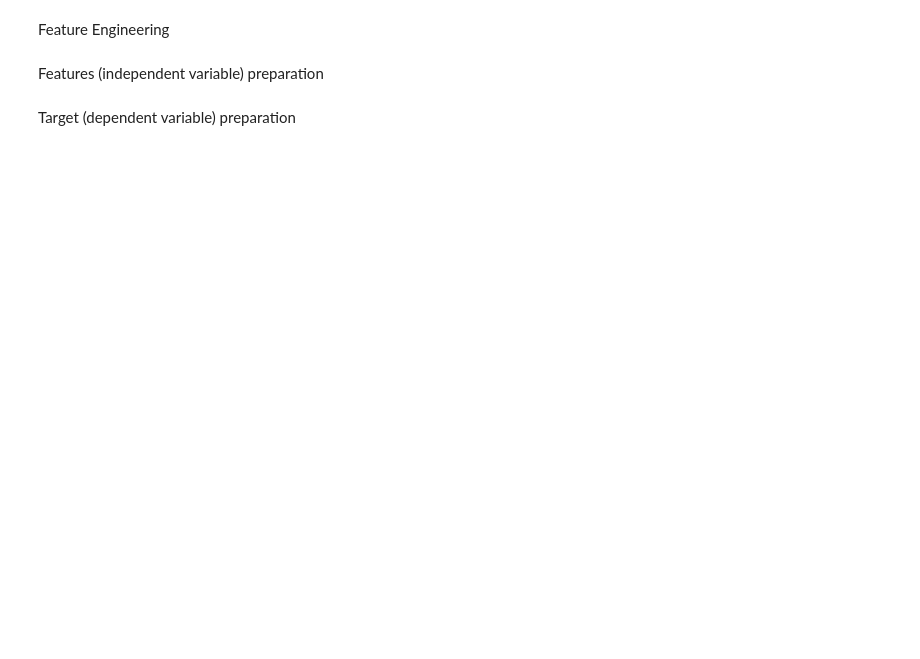
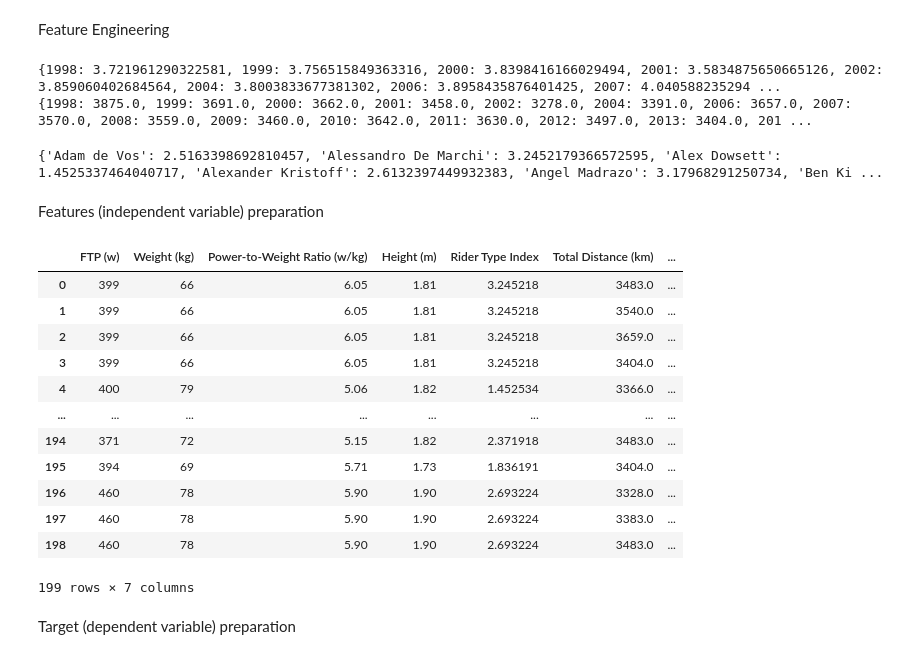
Before and after one commit to Fe-56/Tour-de-France-Data-Analysis, a Jupyter notebook: analysis.ipynb, the cells around one changed output. Saved outputs shown, nothing was run; the diff lists cells and outputs as text; code cells hidden in the pictures; blank space fills up the shorter version.

```diff
--- a/analysis.ipynb
+++ b/analysis.ipynb
@@ -1,7 +1,12 @@
 # %%
-# import the relevant .csv files
+# import the relevant packages and .csv files
 import pandas as pd
-tdf_riders = pd.read_csv('TDF_Riders_Info.csv')
-tdf_riders_history = pd.read_csv('TDF_Riders_History.csv')
-all_tdf_stages = pd.read_csv('TDF_Stages_History.csv')
-all_riders = pd.read_csv('All_Riders_Info.csv')
+from sklearn import linear_model
+from sklearn import metrics
+import matplotlib.pyplot as plt
+import seaborn as sns
+
+tdf_riders = pd.read_csv('./raw_data/TDF_Riders_Info.csv')
+tdf_riders_history = pd.read_csv('./raw_data/TDF_Riders_History.csv')
+all_tdf_stages = pd.read_csv('./raw_data/TDF_Stages_History.csv')
+all_riders = pd.read_csv('./raw_data/All_Riders_Info.csv')
@@ -50,14 +86,6 @@ for tdf_edition in tdf_editions:
 # %% [markdown]
 Feature Engineering
 # %%
-tdf_edition_type_indices_reference = {
-    'Individual Time Trial': 1,
-    'Team Time Trial': 2,
-    'Flat': 3,
-    'Hilly': 4,
-    'Mountain Time Trial': 5,
-    'Mountain': 6
-}
 tdf_edition_type_indices = {}
 tdf_edition_total_distances = {}
 
@@ -67,16 +95,18 @@ tdf_stages_information = all_tdf_stages.loc[all_tdf_stages['Year'].isin(tdf_edit
 # determine the overall type of each Tour de France edition using weighted average
 for tdf_edition in tdf_editions:
     tdf_edition_stages_information = tdf_stages_information.loc[tdf_stages_information['Year'] == tdf_edition]
-    tdf_edition_total_distance = float(tdf_edition_stages_information.iloc[0]['TotalTDFDistance'])
-    tdf_edition_overall_type_index = 0
+    tdf_edition_overall_type_index = get_tdf_edition_overall_type_index(tdf_edition_stages_information)
+    tdf_edition_total_distance = get_tdf_edition_total_distance(tdf_edition_stages_information)
+    # tdf_edition_total_distance = float(tdf_edition_stages_information.iloc[0]['TotalTDFDistance'])
+    # tdf_edition_overall_type_index = 0
 
-    for tdf_edition_stage_index, tdf_edition_stage_information in tdf_edition_stages_information.iterrows():
-        tdf_stage_type = tdf_edition_stage_information['Stage Type']
-        tdf_stage_distance = tdf_edition_stage_information['Distance (km)']
-        tdf_stage_type_index = tdf_edition_type_indices_reference[tdf_stage_type]
-        tdf_edition_overall_type_index += tdf_stage_distance * tdf_stage_type_index
+    # for tdf_edition_stage_index, tdf_edition_stage_information in tdf_edition_stages_information.iterrows():
+    #     tdf_stage_type = tdf_edition_stage_information['Stage Type']
+    #     tdf_stage_distance = tdf_edition_stage_information['Distance (km)']
+    #     tdf_stage_type_index = tdf_edition_type_indices_reference[tdf_stage_type]
+    #     tdf_edition_overall_type_index += tdf_stage_distance * tdf_stage_type_index
 
-    tdf_edition_overall_type_index /= tdf_edition_total_distance
+    # tdf_edition_overall_type_index /= tdf_edition_total_distance
     tdf_edition_type_indices[tdf_edition] = tdf_edition_overall_type_index
     tdf_edition_total_distances[tdf_edition] = tdf_edition_total_distance
 
@@ -84,12 +114,15 @@ for tdf_edition in tdf_editions:
 print(tdf_edition_type_indices)
 
 print(tdf_edition_total_distances)
+# %% [output]
+{1998: 3.721961290322581, 1999: 3.756515849363316, 2000: 3.8398416166029494, 2001: 3.5834875650665126, 2002: 3.859060402684564, 2004: 3.8003833677381302, 2006: 3.8958435876401425, 2007: 4.040588235294 ...
+{1998: 3875.0, 1999: 3691.0, 2000: 3662.0, 2001: 3458.0, 2002: 3278.0, 2004: 3391.0, 2006: 3657.0, 2007: 3570.0, 2008: 3559.0, 2009: 3460.0, 2010: 3642.0, 2011: 3630.0, 2012: 3497.0, 2013: 3404.0, 201 ...
 # %%
 time_trial = 'Points (Time Trial)'
 sprint = 'Points (Sprint)'
 gc = 'Points (GC)'
 climb = 'Points (Climb)'
-overall_type = 'Overall Type Index'
+rider_type = 'Rider Type Index'
 rider_type_indices_reference = {
     time_trial: 1,
     sprint: 2,
@@ -111,7 +144,7 @@ for rider_index, rider_information in all_riders.iterrows():
     rider_total_points = rider_time_trial_points + rider_sprint_points + rider_gc_points + rider_climb_points
     rider_overall_type_index = ((rider_type_indices_reference[time_trial] * rider_time_trial_points) + (rider_type_indices_reference[sprint] * rider_sprint_points) + (rider_type_indices_reference[gc] * rider_gc_points) + (rider_type_indices_reference[climb] * rider_climb_points))/rider_total_points
     rider_type_indices[rider_name] = rider_overall_type_index
-    all_riders.at[rider_index, overall_type] = rider_overall_type_index
+    all_riders.at[rider_index, rider_type] = rider_overall_type_index
 
 for tdf_rider_index, tdf_rider_information in tdf_riders.iterrows():
     tdf_rider_name = tdf_rider_information['Rider']
@@ -122,12 +155,14 @@ for tdf_rider_index, tdf_rider_information in tdf_riders.iterrows():
     tdf_rider_total_points = tdf_rider_time_trial_points + tdf_rider_sprint_points + tdf_rider_gc_points + tdf_rider_climb_points
     tdf_rider_overall_type_index = ((rider_type_indices_reference[time_trial] * tdf_rider_time_trial_points) + (rider_type_indices_reference[sprint] * tdf_rider_sprint_points) + (rider_type_indices_reference[gc] * tdf_rider_gc_points) + (rider_type_indices_reference[climb] * tdf_rider_climb_points))/tdf_rider_total_points
     tdf_rider_type_indices[tdf_rider_name] = tdf_rider_overall_type_index
-    tdf_riders.at[tdf_rider_index, overall_type] = tdf_rider_overall_type_index
+    tdf_riders.at[tdf_rider_index, rider_type] = tdf_rider_overall_type_index
 
 # the overall type of each rider. the higher the index, the better the rider is at mountainous stages. the lower the index, the better the rider is at time trial and flat stages
 print(rider_type_indices)
-all_riders.to_csv('All_Riders_Info_With_Type.csv', sep=',', encoding='utf-8', index=False)
-tdf_riders.to_csv('TDF_Riders_With_Timing_Type.csv', sep=',', encoding='utf-8', index=False)
+all_riders.to_csv('./cleaned_data/All_Riders_Info_With_Type.csv', sep=',', encoding='utf-8', index=False)
+tdf_riders.to_csv('./cleaned_data/TDF_Riders_With_Timing_Type.csv', sep=',', encoding='utf-8', index=False)
+# %% [output]
+{'Adam de Vos': 2.5163398692810457, 'Alessandro De Marchi': 3.2452179366572595, 'Alex Dowsett': 1.4525337464040717, 'Alexander Kristoff': 2.6132397449932383, 'Angel Madrazo': 3.17968291250734, 'Ben Ki ...
 # %% [markdown]
 Features (independent variable) preparation
 # %%
@@ -135,38 +170,52 @@ Features (independent variable) preparation
 ftp = 'FTP (w)'
 weight = 'Weight (kg)'
 power_to_weight_ratio = 'Power-to-Weight Ratio (w/kg)'
 height = 'Height (m)'
-tdfs_participated_in = 'Tour de Frances participated in' # to indicate which Tour de France edition to use when training the regression model
+tdfs_participated_in_label = 'Tour de Frances participated in' # to indicate which Tour de France edition to use when training the regression model
 name = 'Rider' # to indicate which Tour de France total finish timing to use when training the regression model
-features_riders = tdf_riders[[name, ftp, weight, power_to_weight_ratio, height, overall_type, tdfs_participated_in]].copy()
+features_riders = tdf_riders[[name, ftp, weight, power_to_weight_ratio, height, rider_type, tdfs_participated_in_label]].copy()
 
 # Tour de France edition features
 total_distance = 'Total Distance (km)'
 edition_type = 'Edition Type Index'
 year = 'Edition Year' # to indicate which rider to use the Tour de France edition features on
 
 features_list = []
 
 for feature_rider_index, feature_rider_information in features_riders.iterrows():
     tdfs_participated_in_raw = feature_rider_information['Tour de Frances participated in'].split(", ")
     tdfs_participated_in = []
 
     for tdf_edition_raw in tdfs_participated_in_raw:
         tdfs_participated_in.append(int(tdf_edition_raw))
 
     for tdf_participated_in in tdfs_participated_in:
         features_list.append([
             feature_rider_information[ftp],
             feature_rider_information[weight],
             feature_rider_information[power_to_weight_ratio],
             feature_rider_information[height],
-            feature_rider_information[overall_type],
+            feature_rider_information[rider_type],
             tdf_edition_total_distances[tdf_participated_in],
             tdf_edition_type_indices[tdf_participated_in]
         ])
 
-features = pd.DataFrame(features_list, columns=[ftp, weight, power_to_weight_ratio, height, overall_type, total_distance, edition_type])
-print(features)
+features = pd.DataFrame(features_list, columns=[ftp, weight, power_to_weight_ratio, height, rider_type, total_distance, edition_type])
+display(features)
+# %% [output]
+|  | FTP (w) | Weight (kg) | Power-to-Weight Ratio (w/kg) | Height (m) | Rider Type Index | Total Distance (km) | ... |
+| 0 | 399 | 66 | 6.05 | 1.81 | 3.245218 | 3483.0 | ... |
+| 1 | 399 | 66 | 6.05 | 1.81 | 3.245218 | 3540.0 | ... |
+| 2 | 399 | 66 | 6.05 | 1.81 | 3.245218 | 3659.0 | ... |
+| 3 | 399 | 66 | 6.05 | 1.81 | 3.245218 | 3404.0 | ... |
+| 4 | 400 | 79 | 5.06 | 1.82 | 1.452534 | 3366.0 | ... |
+| ... | ... | ... | ... | ... | ... | ... | ... |
+| 194 | 371 | 72 | 5.15 | 1.82 | 2.371918 | 3483.0 | ... |
+| 195 | 394 | 69 | 5.71 | 1.73 | 1.836191 | 3404.0 | ... |
+| 196 | 460 | 78 | 5.90 | 1.90 | 2.693224 | 3328.0 | ... |
+| 197 | 460 | 78 | 5.90 | 1.90 | 2.693224 | 3383.0 | ... |
+| 198 | 460 | 78 | 5.90 | 1.90 | 2.693224 | 3483.0 | ... |
+199 rows × 7 columns
 # %% [markdown]
 Target (dependent variable) preparation
 # %%
```
Also changed, not shown: parts of 16 cells of this notebook, 8 other files.
